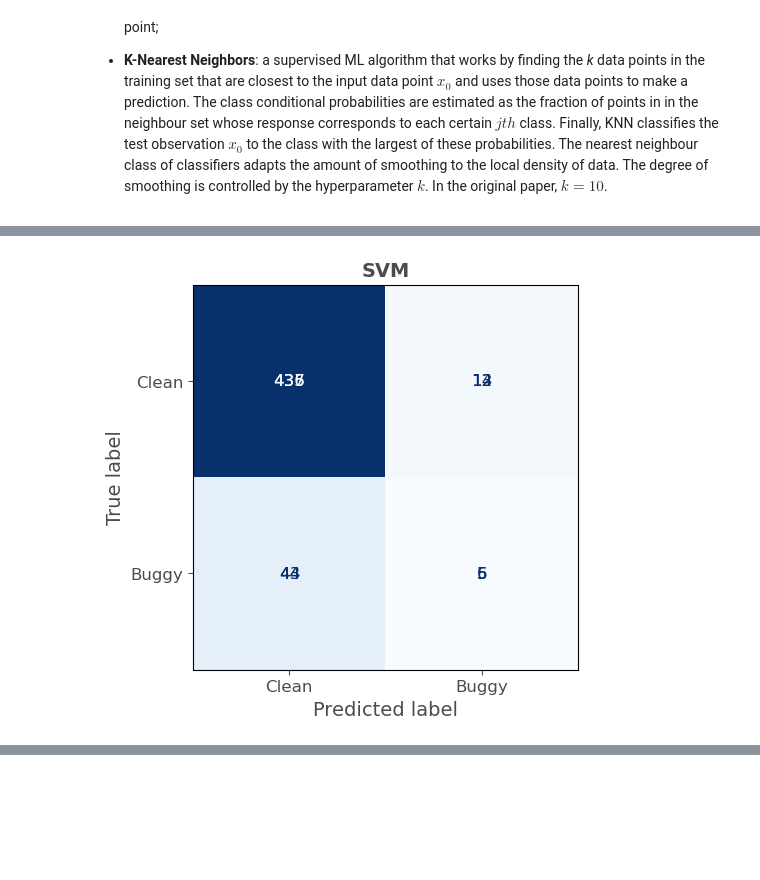
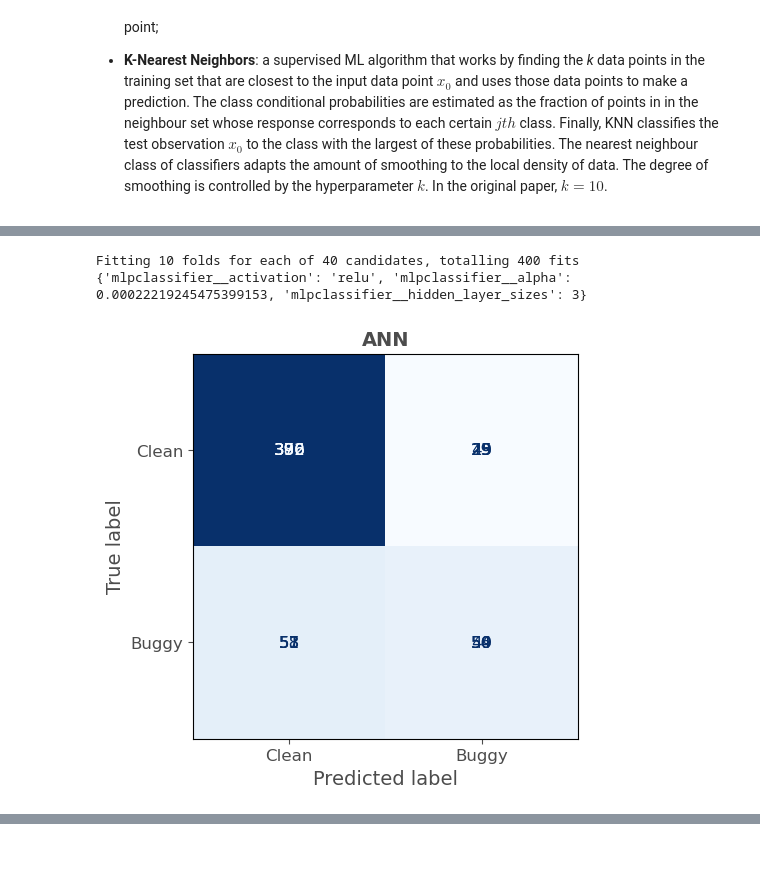
Before and after one commit to zurlog/MLDS_PR104, a Jupyter notebook: scripts/pr104.ipynb, the cells around one changed output, grey strips where cells are left out. Saved outputs shown, nothing was run; the diff lists cells and outputs as text; code cells hidden in the pictures; blank space fills up the shorter version.

```diff
--- a/scripts/pr104.ipynb
+++ b/scripts/pr104.ipynb
@@ -373,14 +374,16 @@ nb
 # %%
-knn = knn_cv(cm1_mc, weights="distance")
-tree = tree_cv(cm1_mc)
-svm = svm_cv(cm1_mc, n_iter = 100, probability=True)
-ann = ann_cv(cm1_mc, n_iter = 100)
+knn = knn_cv(kc2_mc, weights="distance")
+tree = tree_cv(kc2_mc)
+svm = svm_cv(kc2_mc, n_iter = 40, probability=True)
+ann = ann_cv(kc2_mc, n_iter = 40)
 
 # V2.2 using recall scoring and bounding range ks
 # cm1 we got 86 accuracy (PERF) and 12% (actual) recall
 # kc1 we got 49 accuracy and 45% (actual 64) recall
 # kc2 we got 81 accuracy and 44% (actual 48) recall
 # pc1 we got 86 accuracy and 9% (actual 41.5) recall
 # jm1 we got 47.5 accuracy and 43% (actual 60) recall
 # %% [output]
+Fitting 10 folds for each of 40 candidates, totalling 400 fits
+{'mlpclassifier__activation': 'relu', 'mlpclassifier__alpha': 0.00022219245475399153, 'mlpclassifier__hidden_layer_sizes': 3}
-[figure, old version]
+[figure, new version]
```
Also changed, not shown: parts of 13 cells of this notebook, 4 other files.
